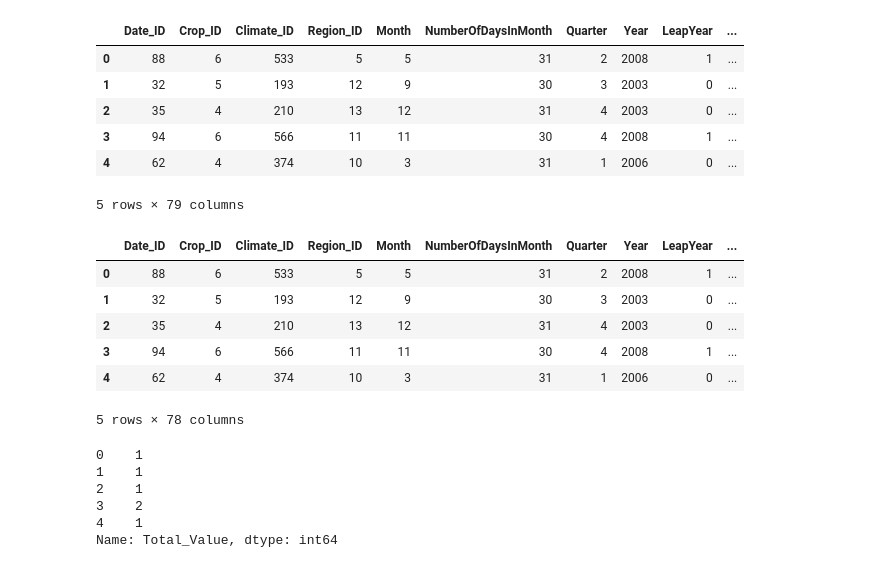
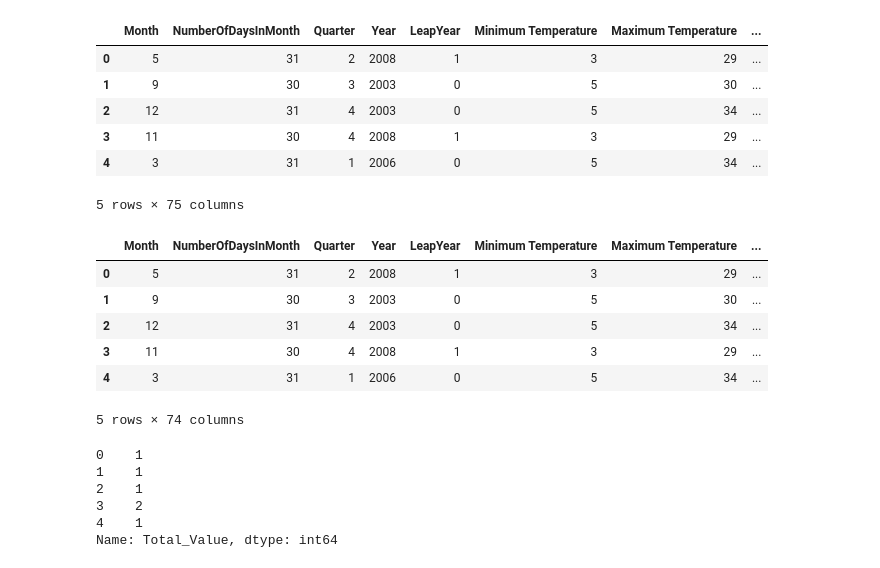
Before and after one commit to Daniel-Dumitrescu/csi4142-project, a Jupyter notebook: supervised_learning/Random_Forest.ipynb, the cells around one changed output. Cells and saved outputs as stored; diff of their text form; code cells hidden in the pictures.

Commit message:
Updated training, validating and test sets

```diff
--- a/supervised_learning/Random_Forest.ipynb
+++ b/supervised_learning/Random_Forest.ipynb
@@ -14,25 +23,25 @@ val_df = pd.read_csv(os.path.join(os.path.abspath(""), '../datasets/merged/valid
 # %%
-training_df.drop('Unnamed: 0',axis=1,inplace=True)
+training_df.drop(['Unnamed: 0','Date_ID','Crop_ID','Climate_ID','Region_ID'],axis=1,inplace=True)
 training_df.head()
 # %% [output]
-|  | Date_ID | Crop_ID | Climate_ID | Region_ID | Month | NumberOfDaysInMonth | Quarter | Year | LeapYear | ... |
-| 0 | 88 | 6 | 533 | 5 | 5 | 31 | 2 | 2008 | 1 | ... |
-| 1 | 32 | 5 | 193 | 12 | 9 | 30 | 3 | 2003 | 0 | ... |
-| 2 | 35 | 4 | 210 | 13 | 12 | 31 | 4 | 2003 | 0 | ... |
-| 3 | 94 | 6 | 566 | 11 | 11 | 30 | 4 | 2008 | 1 | ... |
-| 4 | 62 | 4 | 374 | 10 | 3 | 31 | 1 | 2006 | 0 | ... |
+|  | Month | NumberOfDaysInMonth | Quarter | Year | LeapYear | Minimum Temperature | Maximum Temperature | ... |
+| 0 | 5 | 31 | 2 | 2008 | 1 | 3 | 29 | ... |
+| 1 | 9 | 30 | 3 | 2003 | 0 | 5 | 30 | ... |
+| 2 | 12 | 31 | 4 | 2003 | 0 | 5 | 34 | ... |
+| 3 | 11 | 30 | 4 | 2008 | 1 | 3 | 29 | ... |
+| 4 | 3 | 31 | 1 | 2006 | 0 | 5 | 34 | ... |
-5 rows × 79 columns
+5 rows × 75 columns
 # %%
 X_train = training_df.drop('Total_Value',axis=1)
 X_train.head()
 # %% [output]
-|  | Date_ID | Crop_ID | Climate_ID | Region_ID | Month | NumberOfDaysInMonth | Quarter | Year | LeapYear | ... |
-| 0 | 88 | 6 | 533 | 5 | 5 | 31 | 2 | 2008 | 1 | ... |
-| 1 | 32 | 5 | 193 | 12 | 9 | 30 | 3 | 2003 | 0 | ... |
-| 2 | 35 | 4 | 210 | 13 | 12 | 31 | 4 | 2003 | 0 | ... |
-| 3 | 94 | 6 | 566 | 11 | 11 | 30 | 4 | 2008 | 1 | ... |
-| 4 | 62 | 4 | 374 | 10 | 3 | 31 | 1 | 2006 | 0 | ... |
+|  | Month | NumberOfDaysInMonth | Quarter | Year | LeapYear | Minimum Temperature | Maximum Temperature | ... |
+| 0 | 5 | 31 | 2 | 2008 | 1 | 3 | 29 | ... |
+| 1 | 9 | 30 | 3 | 2003 | 0 | 5 | 30 | ... |
+| 2 | 12 | 31 | 4 | 2003 | 0 | 5 | 34 | ... |
+| 3 | 11 | 30 | 4 | 2008 | 1 | 3 | 29 | ... |
+| 4 | 3 | 31 | 1 | 2006 | 0 | 5 | 34 | ... |
-5 rows × 78 columns
+5 rows × 74 columns
 # %%
 y_train = training_df['Total_Value']
 y_train.head()
```
Also changed, not shown: parts of 7 cells of this notebook, 7 other files.
